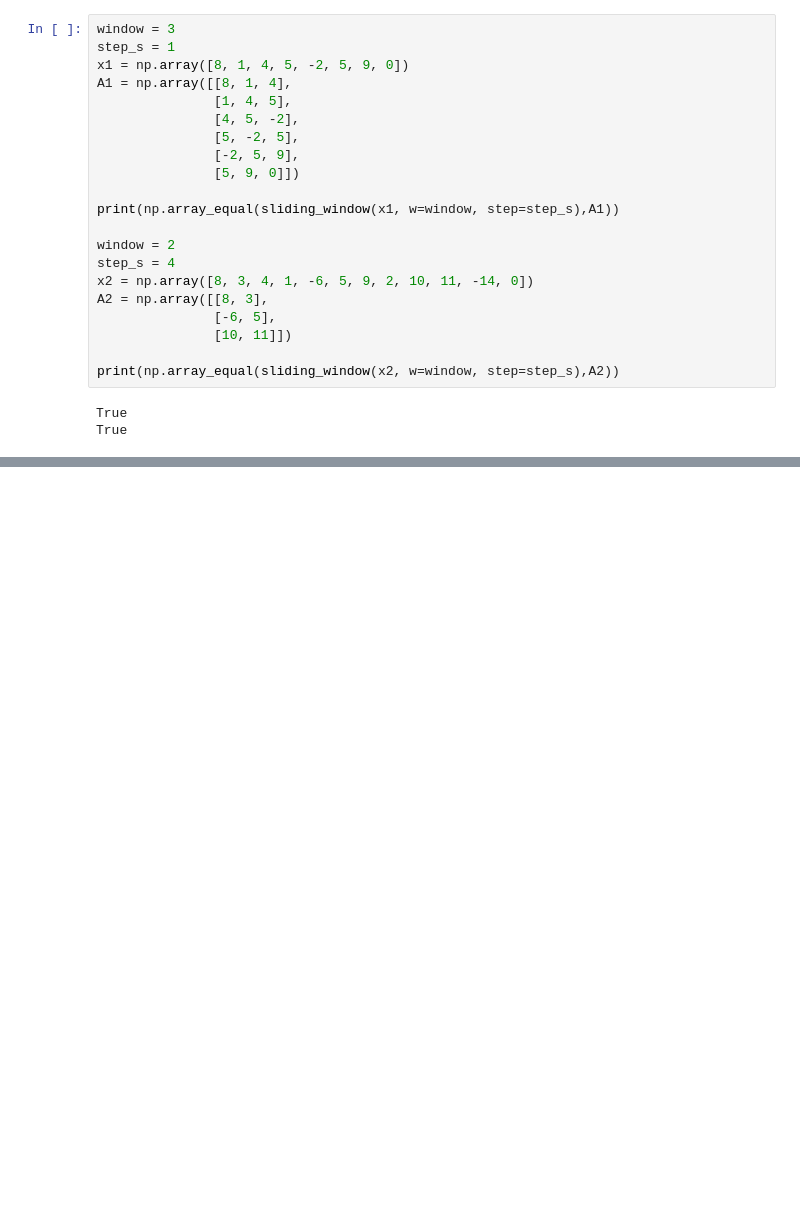
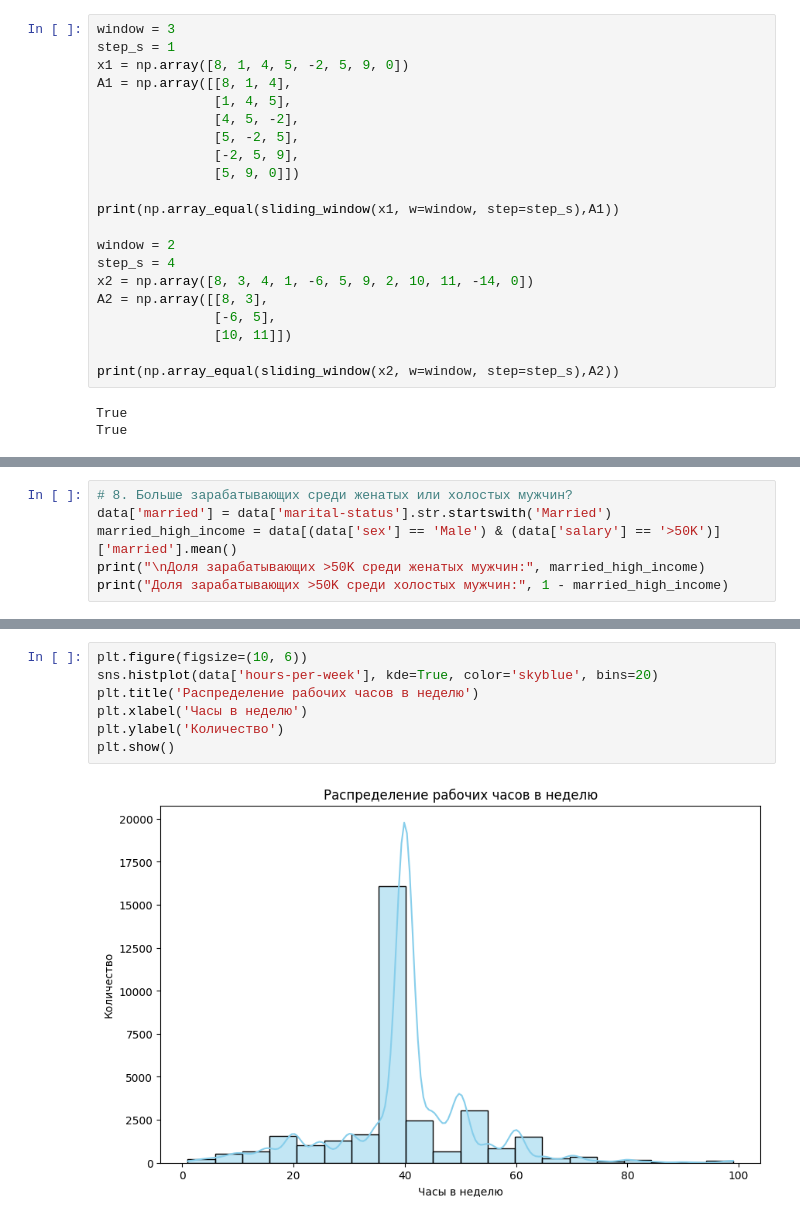
Before and after one commit to berberberk/timl-fs-2024, a Jupyter notebook: TIML1_Visualisation.ipynb, the cells around one changed output, grey strips where cells are left out. Drawn from its saved outputs; the diff is of its cells as text; blank space fills up the shorter version.

```diff
--- a/TIML1_Visualisation.ipynb
+++ b/TIML1_Visualisation.ipynb
@@ -34,0 +150,6 @@ True
+# %%
+# 8. Больше зарабатывающих среди женатых или холостых мужчин?
+data['married'] = data['marital-status'].str.startswith('Married')
+married_high_income = data[(data['sex'] == 'Male') & (data['salary'] == '>50K')]['married'].mean()
+print("\nДоля зарабатывающих >50K среди женатых мужчин:", married_high_income)
+print("Доля зарабатывающих >50K среди холостых мужчин:", 1 - married_high_income)
@@ -34,0 +172,9 @@ True
+# %%
+plt.figure(figsize=(10, 6))
+sns.histplot(data['hours-per-week'], kde=True, color='skyblue', bins=20)
+plt.title('Распределение рабочих часов в неделю')
+plt.xlabel('Часы в неделю')
+plt.ylabel('Количество')
+plt.show()
+# %% [output]
+[figure, added]
```
Also changed, not shown: parts of 30 cells of this notebook.
